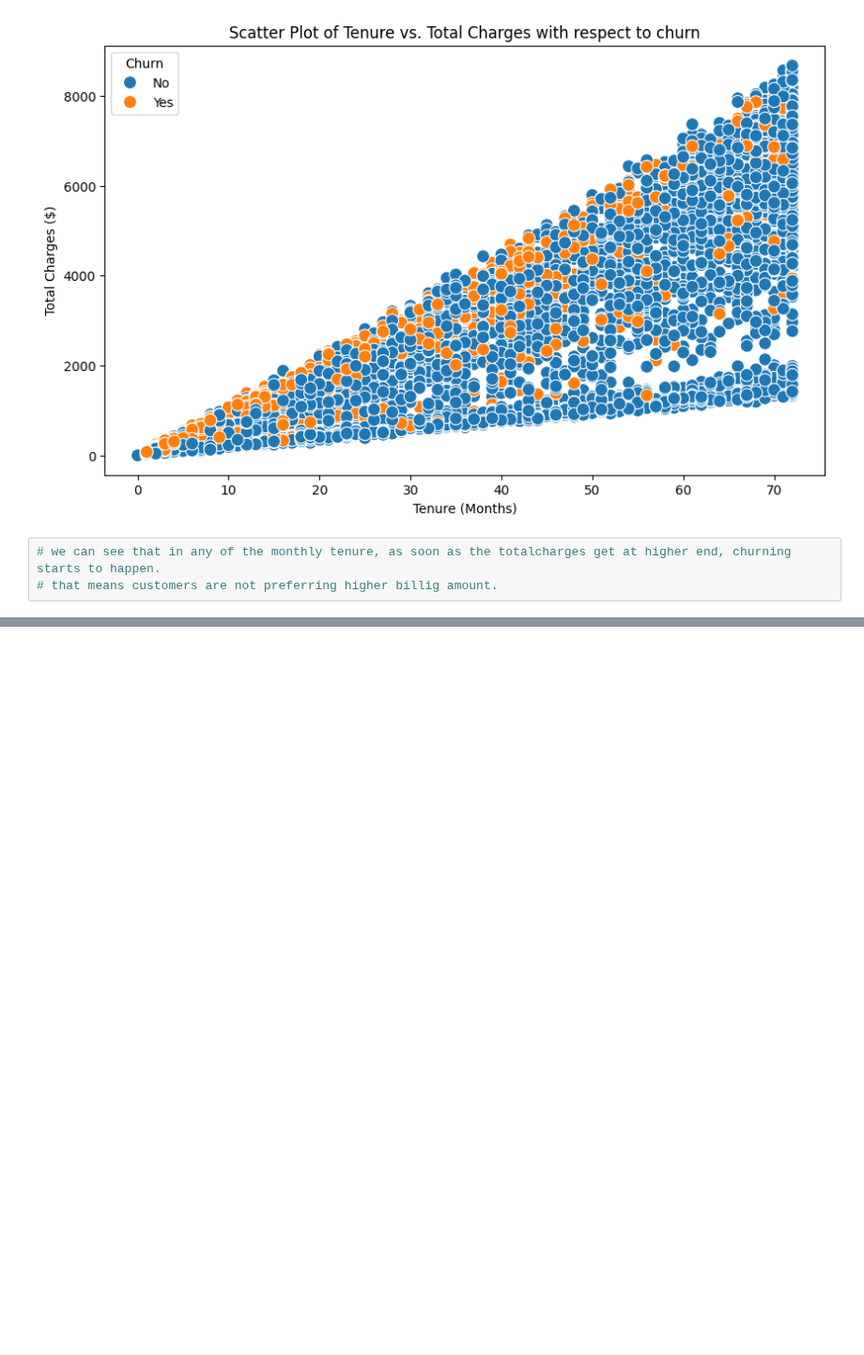
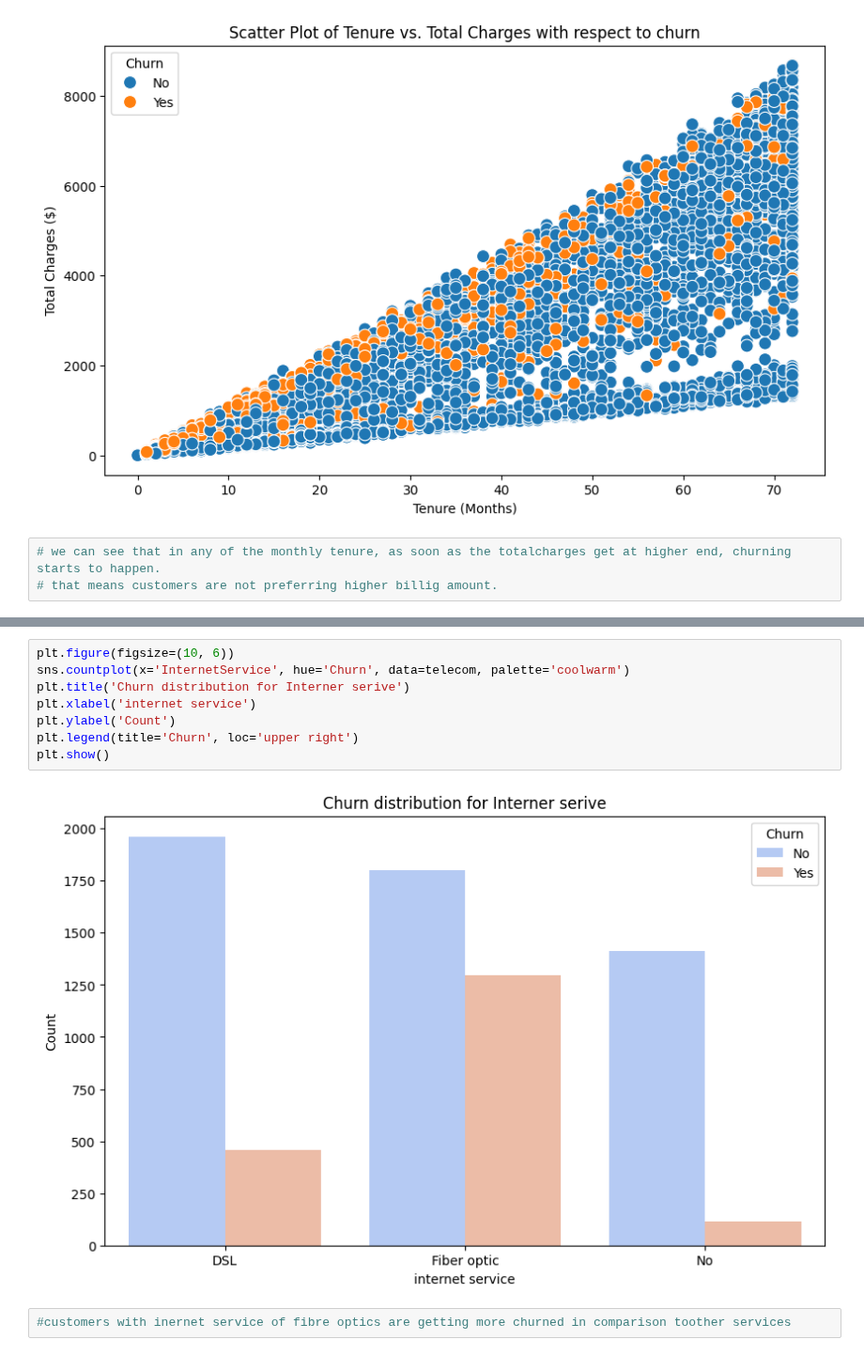
Before and after one commit to Shweta-singh-davv/python-data-science, a Jupyter notebook: Telecom_churn_pickyourtrail_assignment.ipynb, the cells around one changed output, grey strips where cells are left out. Shown at 94% size. Cells and saved outputs as stored; diff of their text form; blank space fills up the shorter version.

```diff
--- a/Telecom_churn_pickyourtrail_assignment.ipynb
+++ b/Telecom_churn_pickyourtrail_assignment.ipynb
@@ -306,0 +330,12 @@ plt.show()
+# %%
+plt.figure(figsize=(10, 6))
+sns.countplot(x='InternetService', hue='Churn', data=telecom, palette='coolwarm')
+plt.title('Churn distribution for Interner serive')
+plt.xlabel('internet service')
+plt.ylabel('Count')
+plt.legend(title='Churn', loc='upper right')
+plt.show()
+# %% [output]
+[figure, added]
+# %%
+#customers with inernet service of fibre optics are getting more churned in comparison toother services
```
Also changed, not shown: parts of 15 cells of this notebook.
